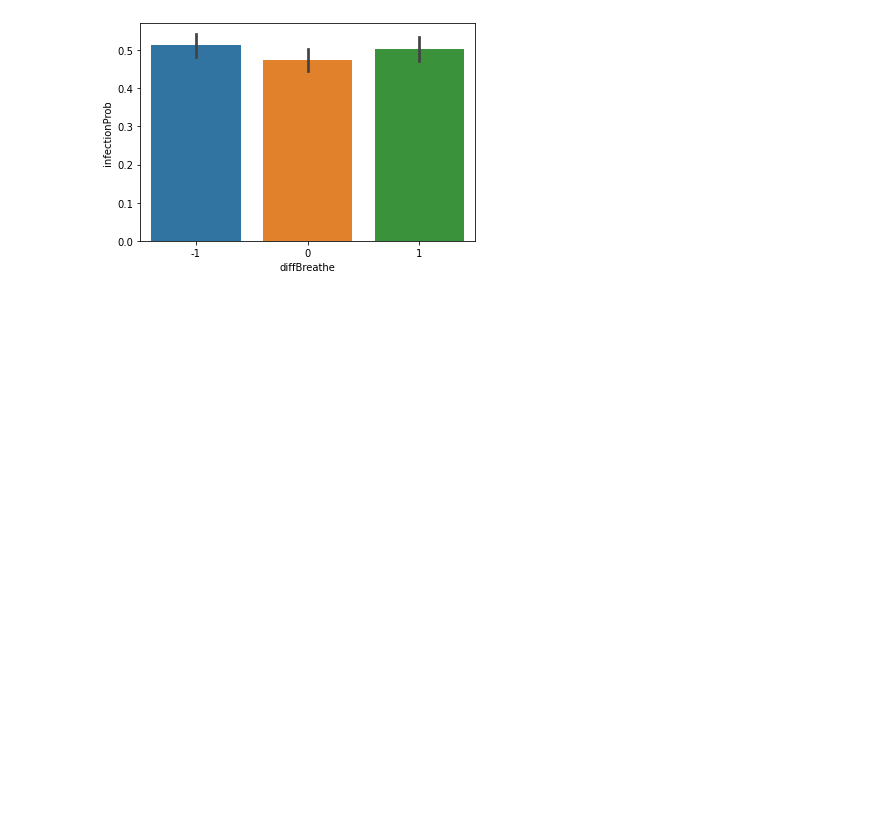
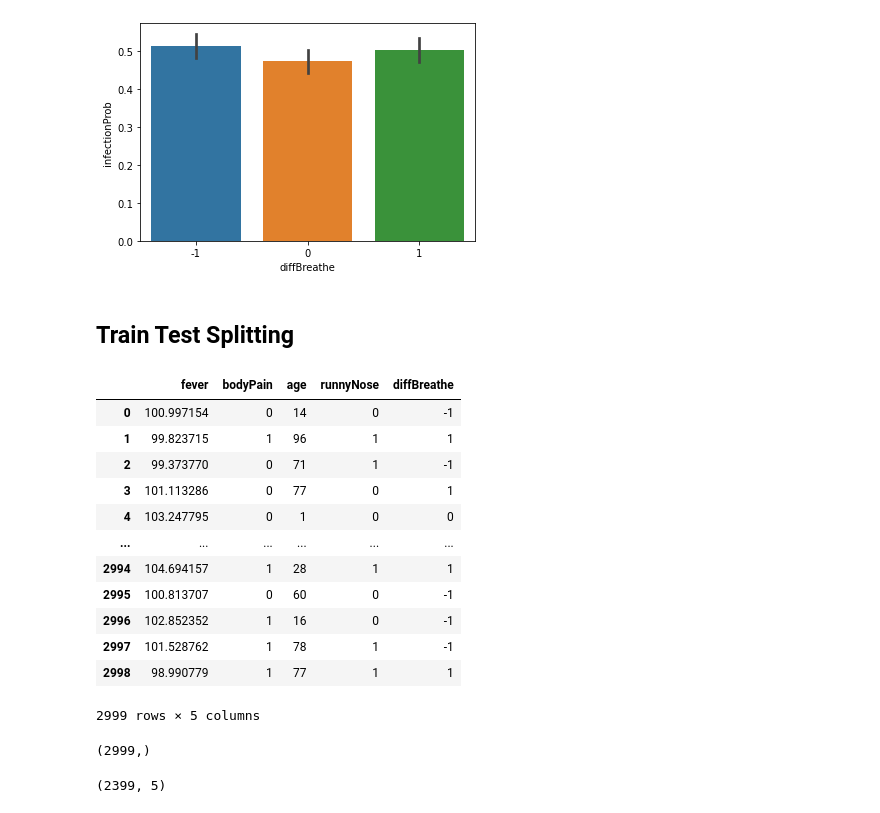
Before and after one commit to muskan300600/Covid-Infection-Probability, a Jupyter notebook: MLPracticeSolution.ipynb, the cells around one changed output. Saved outputs shown, nothing was run; the diff lists cells and outputs as text; code cells hidden in the pictures; blank space fills up the shorter version.

```diff
--- a/MLPracticeSolution.ipynb
+++ b/MLPracticeSolution.ipynb
@@ -104,3 +104,23 @@ sns.barplot(x='diffBreathe',y='infectionProb',data=data)
 # %% [output]
 <AxesSubplot:xlabel='diffBreathe', ylabel='infectionProb'>
 [figure]
+# %% [markdown]
+## Train Test Splitting
+# %%
+X = data.drop('infectionProb',axis=1)
+# %%
+X
+# %% [output]
+|  | fever | bodyPain | age | runnyNose | diffBreathe |
+| 0 | 100.997154 | 0 | 14 | 0 | -1 |
+| 1 | 99.823715 | 1 | 96 | 1 | 1 |
+| 2 | 99.373770 | 0 | 71 | 1 | -1 |
+| 3 | 101.113286 | 0 | 77 | 0 | 1 |
+| 4 | 103.247795 | 0 | 1 | 0 | 0 |
+| ... | ... | ... | ... | ... | ... |
+| 2994 | 104.694157 | 1 | 28 | 1 | 1 |
+| 2995 | 100.813707 | 0 | 60 | 0 | -1 |
+| 2996 | 102.852352 | 1 | 16 | 0 | -1 |
+| 2997 | 101.528762 | 1 | 78 | 1 | -1 |
+| 2998 | 98.990779 | 1 | 77 | 1 | 1 |
+2999 rows × 5 columns
@@ -106,0 +129,4 @@ sns.barplot(x='diffBreathe',y='infectionProb',data=data)
+# %%
+y.shape
+# %% [output]
+(2999,)
@@ -106,0 +137,4 @@ sns.barplot(x='diffBreathe',y='infectionProb',data=data)
+# %%
+X_train.shape
+# %% [output]
+(2399, 5)
```
Also changed, not shown: parts of 12 cells of this notebook.
